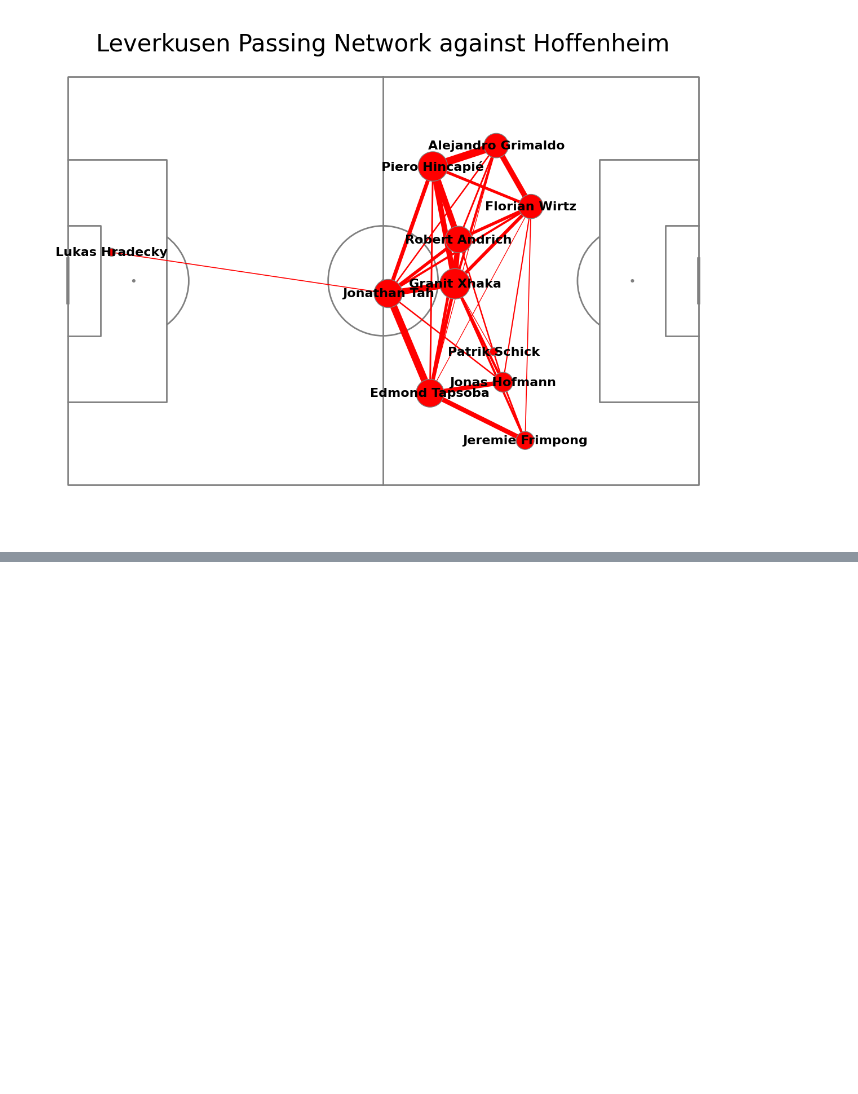
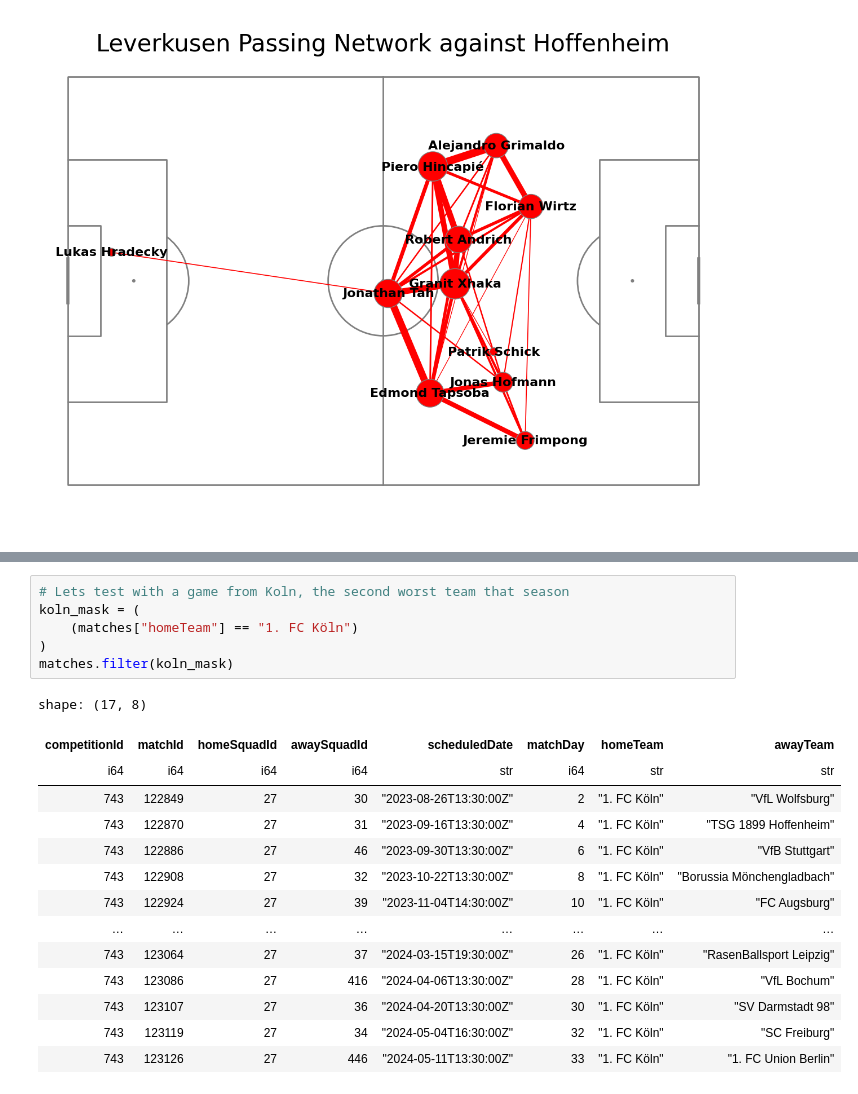
Before and after one commit to Alexander-Rees/SoccerImpectHackathon, a Jupyter notebook: Testing.ipynb, the cells around one changed output, grey strips where cells are left out. Saved outputs shown, nothing was run; the diff lists cells and outputs as text; blank space fills up the shorter version.

```diff
--- a/Testing.ipynb
+++ b/Testing.ipynb
@@ -329,0 +380,21 @@ plt.show()
+# %%
+# Lets test with a game from Koln, the second worst team that season
+koln_mask = (
+    (matches["homeTeam"] == "1. FC Köln")
+)
+matches.filter(koln_mask)
+# %% [output]
+shape: (17, 8)
+| competitionId | matchId | homeSquadId | awaySquadId | scheduledDate | matchDay | homeTeam | awayTeam |
+| i64 | i64 | i64 | i64 | str | i64 | str | str |
+| 743 | 122849 | 27 | 30 | "2023-08-26T13:30:00Z" | 2 | "1. FC Köln" | "VfL Wolfsburg" |
+| 743 | 122870 | 27 | 31 | "2023-09-16T13:30:00Z" | 4 | "1. FC Köln" | "TSG 1899 Hoffenheim" |
+| 743 | 122886 | 27 | 46 | "2023-09-30T13:30:00Z" | 6 | "1. FC Köln" | "VfB Stuttgart" |
+| 743 | 122908 | 27 | 32 | "2023-10-22T13:30:00Z" | 8 | "1. FC Köln" | "Borussia Mönchengladbach" |
+| 743 | 122924 | 27 | 39 | "2023-11-04T14:30:00Z" | 10 | "1. FC Köln" | "FC Augsburg" |
+| … | … | … | … | … | … | … | … |
+| 743 | 123064 | 27 | 37 | "2024-03-15T19:30:00Z" | 26 | "1. FC Köln" | "RasenBallsport Leipzig" |
+| 743 | 123086 | 27 | 416 | "2024-04-06T13:30:00Z" | 28 | "1. FC Köln" | "VfL Bochum" |
+| 743 | 123107 | 27 | 36 | "2024-04-20T13:30:00Z" | 30 | "1. FC Köln" | "SV Darmstadt 98" |
+| 743 | 123119 | 27 | 34 | "2024-05-04T16:30:00Z" | 32 | "1. FC Köln" | "SC Freiburg" |
+| 743 | 123126 | 27 | 446 | "2024-05-11T13:30:00Z" | 33 | "1. FC Köln" | "1. FC Union Berlin" |
```
Also changed, not shown: parts of 10 cells of this notebook.
